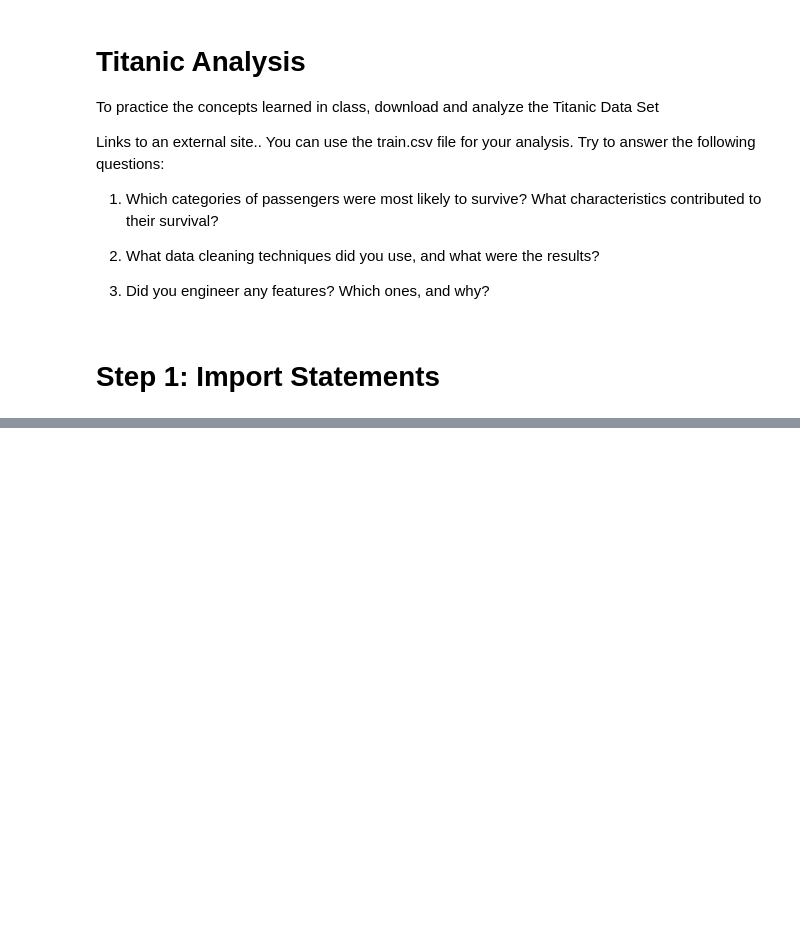
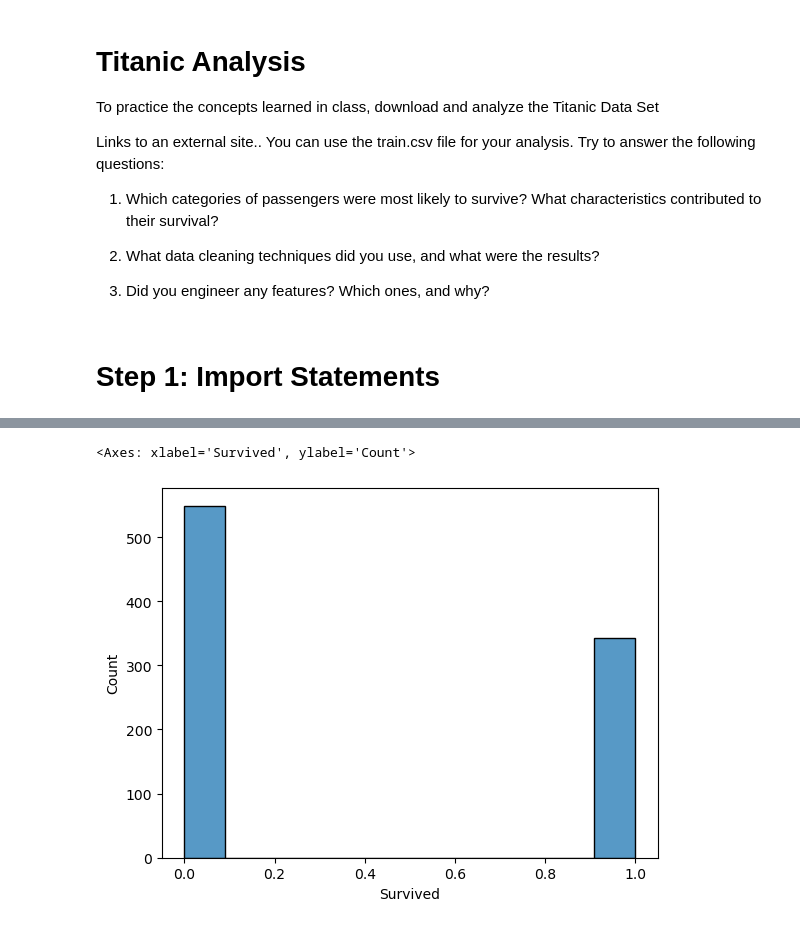
Before and after one commit to TangoMango223/schulich_MBAN6110, a Jupyter notebook: practice_questions/titanic_analysis.ipynb, the cells around one changed output, grey strips where cells are left out. Drawn from its saved outputs; the diff is of its cells as text; code cells hidden in the pictures; blank space fills up the shorter version.

```diff
--- a/practice_questions/titanic_analysis.ipynb
+++ b/practice_questions/titanic_analysis.ipynb
@@ -21,4 +22,4 @@ import seaborn as sns
 # Import the titanic data file, which is the train.csv
 # Original file can be found here: https://www.kaggle.com/competitions/titanic/data?select=train.csv
 
-df = pd.read_csv("https://raw.githubusercontent.com/TangoMango223/schulich_MBAN6110/blob/main/practice_questions/train.csv")
+df = pd.read_csv("https://raw.githubusercontent.com/TangoMango223/schulich_MBAN6110/main/practice_questions/train.csv")
@@ -26,0 +36,3 @@ HTTPError: HTTP Error 404: Not Found
+# %%
+# Remove index column, it's not really necessary:
+df.reset_index(drop=True, inplace=True)
@@ -26,0 +170,6 @@ HTTPError: HTTP Error 404: Not Found
+# %%
+# Check histogram of "Survived"
+sns.histplot(data = df, x = df["Survived"])
+# %% [output]
+<Axes: xlabel='Survived', ylabel='Count'>
+[figure, added]
```
Also changed, not shown: parts of 40 cells of this notebook, 1 other file.
